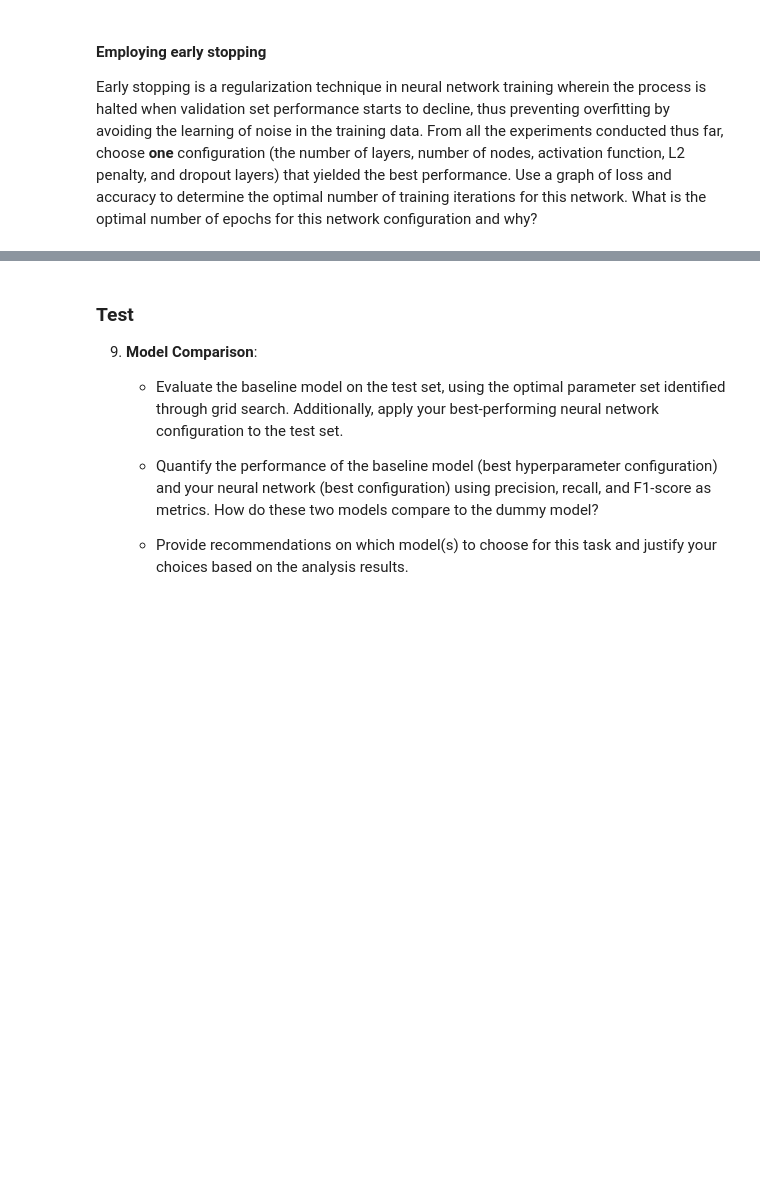
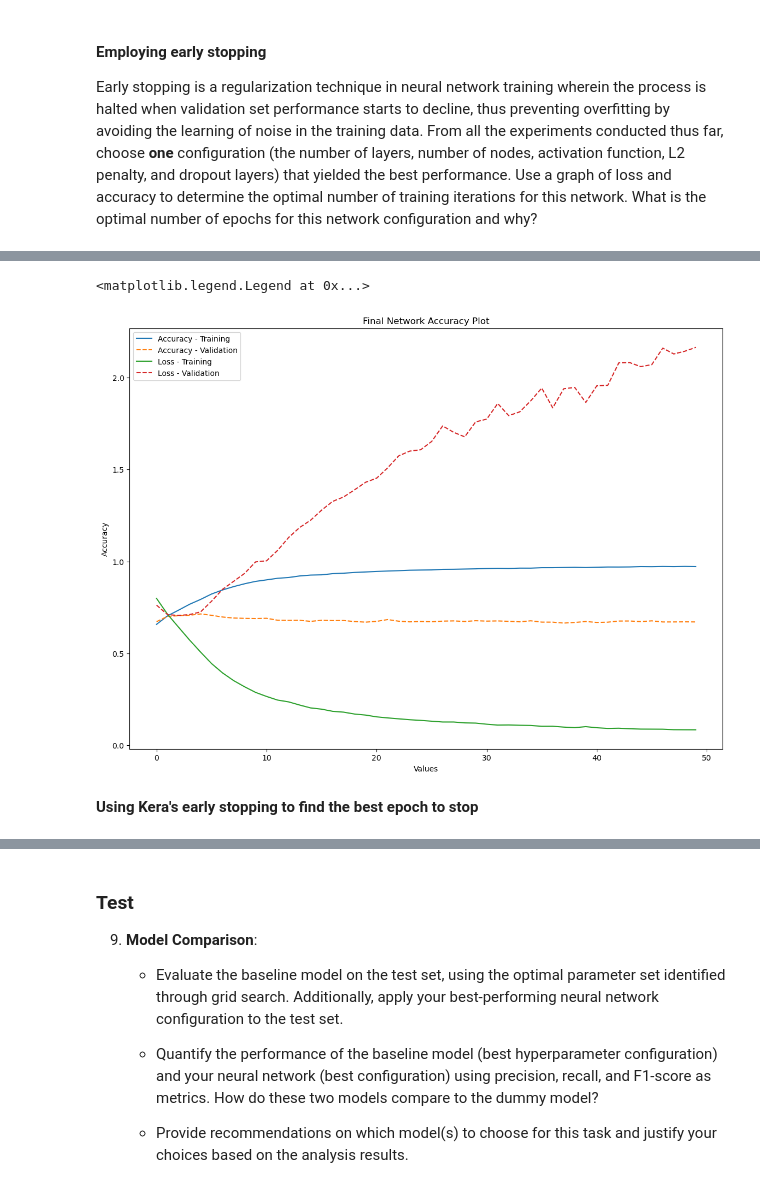
Before and after one commit to rennylee/Neural-Networks, a Jupyter notebook: csi4106-f24-a3-300240688-300228879.ipynb, the cells around one changed output, grey strips where cells are left out. Drawn from its saved outputs; the diff is of its cells as text; code cells hidden in the pictures; blank space fills up the shorter version.

Commit message:
finished early stopping

```diff
--- a/csi4106-f24-a3-300240688-300228879.ipynb
+++ b/csi4106-f24-a3-300240688-300228879.ipynb
@@ -918,3 +921,28 @@ Generaly speaking, the regularization methods have helped a lot with overfitting
 #### Employing early stopping
 
 Early stopping is a regularization technique in neural network training wherein the process is halted when validation set performance starts to decline, thus preventing overfitting by avoiding the learning of noise in the training data. From all the experiments conducted thus far, choose **one** configuration (the number of layers, number of nodes, activation function, L2 penalty, and dropout layers) that yielded the best performance. Use a graph of loss and accuracy to determine the optimal number of training iterations for this network. What is the optimal number of epochs for this network configuration and why?
+# %%
+# configuration
+number_of_nodes = 16
+activation_function = "ReLU"
+chosen_dropout_rate = 0.25
+
+# model definition
+penultimate_model = Sequential([
+    layers.Dense(462, activation='relu',input_dim = 462),
+    layers.Dropout(0.25),
+    layers.Dense(16, activation='relu'),
+    layers.Dropout(0.25),
+    layers.Dense(3, activation='softmax')
+])
+
+# compiling model with configurations
+penultimate_model.compile(optimizer='adam',loss='categorical_crossentropy', metrics=['accuracy'])
+
+# fitting model for 50 epochs
+penul_history = penultimate_model.fit(X_train,
+                                        y_train_categorical,
+                                        epochs=50,
+                                        batch_size=32,
+                                        verbose=1,
+                                        validation_data=(X_valid, y_valid_categorical))
@@ -920,0 +967,23 @@ Early stopping is a regularization technique in neural network training wherein
+# %%
+# setting plot size
+plt.figure(figsize=(14, 10))
+
+# setting plot labels
+plt.title("Final Network Accuracy Plot")
+plt.xlabel("Values")
+plt.ylabel("Accuracy")
+
+# plotting accuracy
+plt.plot(penul_history.history['accuracy'], label=f'Accuracy - Training')
+plt.plot(penul_history.history['val_accuracy'], linestyle="--", label=f'Accuracy - Validation')
+
+# plotting loss
+plt.plot(penul_history.history['loss'], label=f'Loss - Training')
+plt.plot(penul_history.history['val_loss'], linestyle="--", label=f'Loss - Validation')
+
+plt.legend()
+# %% [output]
+<matplotlib.legend.Legend at 0x...>
+[figure, added]
+# %% [markdown]
+**Using Kera's early stopping to find the best epoch to stop**
```
Also changed, not shown: parts of 11 cells of this notebook.
